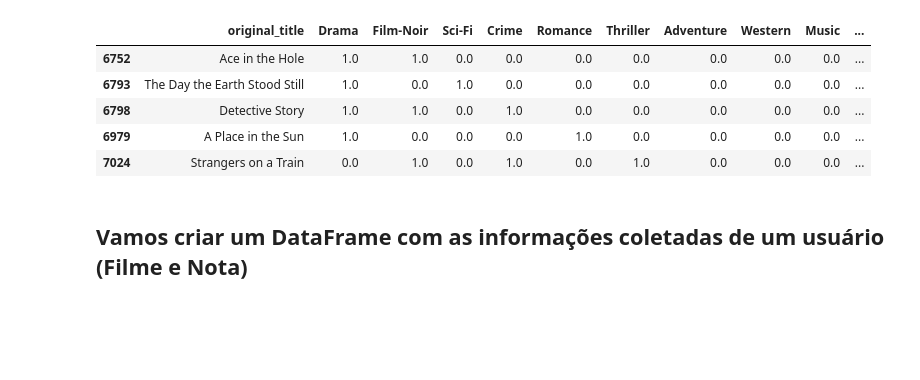
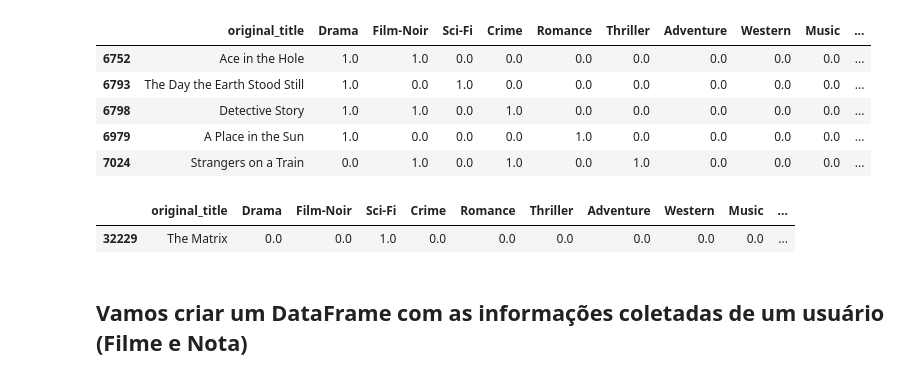
Before and after one commit to leodrivera/Leo_Notebooks, a Jupyter notebook: Semana8/Semana8_1.ipynb, the cells around one changed output. Cells and saved outputs as stored; diff of their text form; code cells hidden in the pictures; blank space fills up the shorter version.

```diff
--- a/Semana8/Semana8_1.ipynb
+++ b/Semana8/Semana8_1.ipynb
@@ -146,7 +157,10 @@ moviesWithGenres_df.head()
 | 6979 | A Place in the Sun | 1.0 | 0.0 | 0.0 | 0.0 | 1.0 | 0.0 | 0.0 | 0.0 | 0.0 | ... |
 | 7024 | Strangers on a Train | 0.0 | 1.0 | 0.0 | 1.0 | 0.0 | 1.0 | 0.0 | 0.0 | 0.0 | ... |
 # %%
-#moviesWithGenres_df[moviesWithGenres_df['original_title'].str.contains("Matrix")]
+moviesWithGenres_df[moviesWithGenres_df['original_title'].str.contains("Matrix")]
+# %% [output]
+|  | original_title | Drama | Film-Noir | Sci-Fi | Crime | Romance | Thriller | Adventure | Western | Music | ... |
+| 32229 | The Matrix | 0.0 | 0.0 | 1.0 | 0.0 | 0.0 | 0.0 | 0.0 | 0.0 | 0.0 | ... |
 # %% [markdown]
 ## Vamos criar um DataFrame com as informações coletadas de um usuário (Filme e Nota)
 # %%
```
Also changed, not shown: parts of 9 cells of this notebook.
